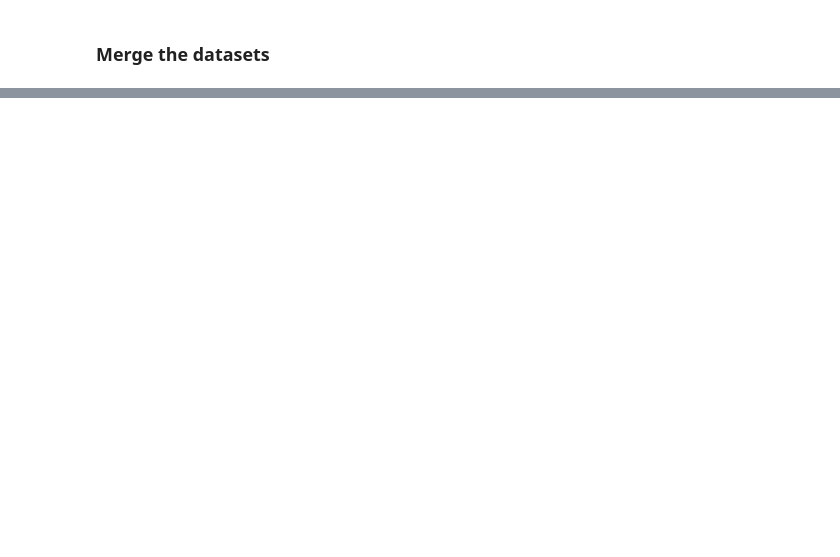
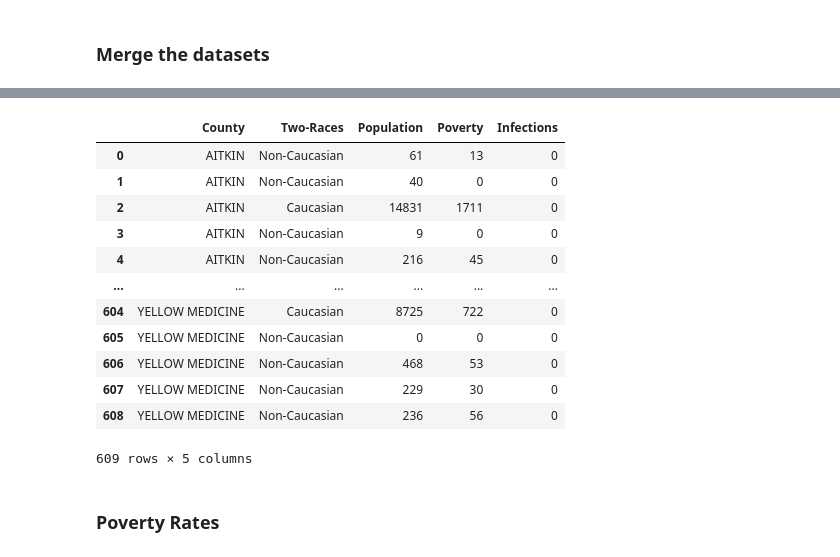
Before and after one commit to tlenzmeier58/Project_1, a Jupyter notebook: working.ipynb, the cells around one changed output, grey strips where cells are left out. Drawn from its saved outputs; the diff is of its cells as text; code cells hidden in the pictures; blank space fills up the shorter version.

```diff
--- a/working.ipynb
+++ b/working.ipynb
@@ -192,0 +318,20 @@ merged_df
+# %%
+two_races_df = merged_df[['County', 'Two-Races', 'Population', 'Poverty', 'Infections']]
+# %%
+two_races_df
+# %% [output]
+|  | County | Two-Races | Population | Poverty | Infections |
+| 0 | AITKIN | Non-Caucasian | 61 | 13 | 0 |
+| 1 | AITKIN | Non-Caucasian | 40 | 0 | 0 |
+| 2 | AITKIN | Caucasian | 14831 | 1711 | 0 |
+| 3 | AITKIN | Non-Caucasian | 9 | 0 | 0 |
+| 4 | AITKIN | Non-Caucasian | 216 | 45 | 0 |
+| ... | ... | ... | ... | ... | ... |
+| 604 | YELLOW MEDICINE | Caucasian | 8725 | 722 | 0 |
+| 605 | YELLOW MEDICINE | Non-Caucasian | 0 | 0 | 0 |
+| 606 | YELLOW MEDICINE | Non-Caucasian | 468 | 53 | 0 |
+| 607 | YELLOW MEDICINE | Non-Caucasian | 229 | 30 | 0 |
+| 608 | YELLOW MEDICINE | Non-Caucasian | 236 | 56 | 0 |
+609 rows × 5 columns
+# %% [markdown]
+### Poverty Rates
```
Also changed, not shown: parts of 16 cells of this notebook, 2 other files.
